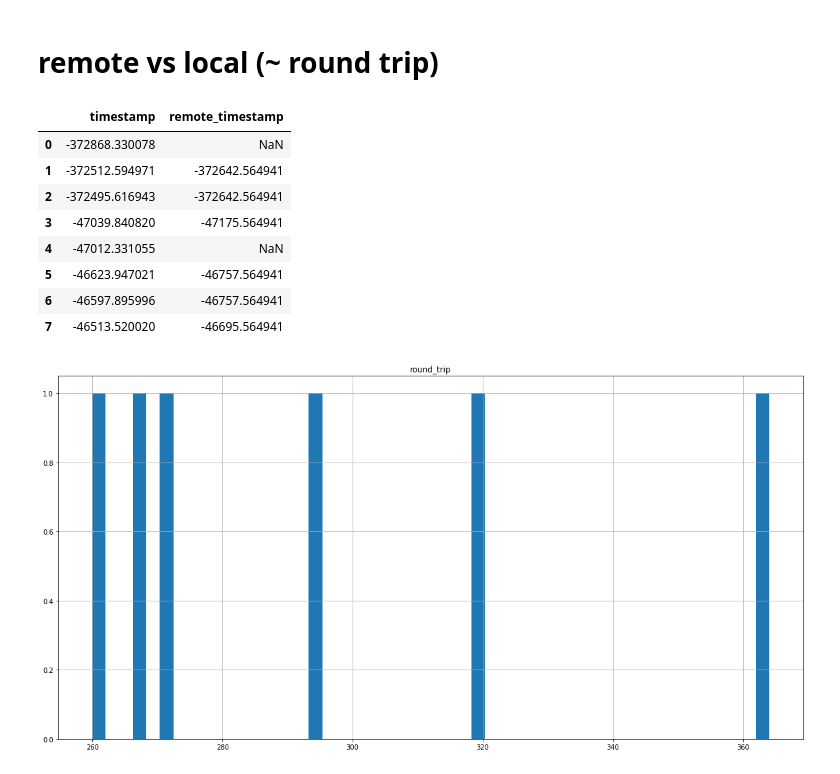
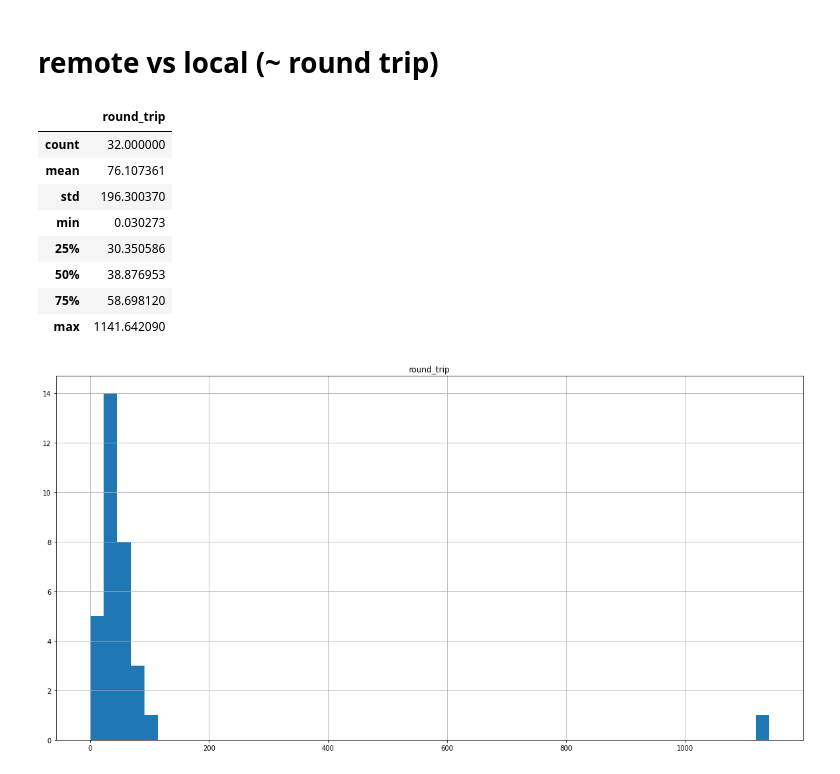
Before and after one commit to Sety-project/pylibs, a Jupyter notebook: ux/exec_logs.ipynb, the cells around one changed output. Cells and saved outputs as stored; diff of their text form; code cells hidden in the pictures.

```diff
--- a/ux/exec_logs.ipynb
+++ b/ux/exec_logs.ipynb
@@ -5,7 +5,7 @@ from copy import deepcopy
 # run only once
 from utils.MyLogger import ExecutionLogger # use 'prod' for remote after cache_tmp
 start = datetime(2022,7,10,0)#,tzinfo=timezone.utc)
-dirname = os.path.join(os.sep, 'tmp','','tradeexecutor')#,'prod')
+dirname = os.path.join(os.sep, 'tmp','prod','tradeexecutor')#,'prod')
 ExecutionLogger.batch_summarize_exec_logs(dirname=dirname,start=start,add_history_context=False,rebuild=True)
 # %% [output]
 'moved 0 logs to unreadable'
@@ -98,16 +96,16 @@ by_clientOrderId
 # %%
 round_trip = pd.DataFrame(columns=['round_trip'], data = 2*(indexed['all_order_manager']['timestamp']-indexed['all_order_manager']['remote_timestamp']))
 round_trip.hist(bins=50,figsize=(20,10))
 round_trip.describe()
-indexed['all_order_manager'][['timestamp','remote_timestamp']] - indexed['all_parameters']['timestamp'].squeeze()
+#indexed['all_order_manager'][['timestamp','remote_timestamp']] - indexed['all_parameters']['timestamp'].squeeze()
 # %% [output]
-|  | timestamp | remote_timestamp |
-| 0 | -372868.330078 | NaN |
-| 1 | -372512.594971 | -372642.564941 |
-| 2 | -372495.616943 | -372642.564941 |
-| 3 | -47039.840820 | -47175.564941 |
-| 4 | -47012.331055 | NaN |
-| 5 | -46623.947021 | -46757.564941 |
-| 6 | -46597.895996 | -46757.564941 |
-| 7 | -46513.520020 | -46695.564941 |
+|  | round_trip |
+| count | 32.000000 |
+| mean | 76.107361 |
+| std | 196.300370 |
+| min | 0.030273 |
+| 25% | 30.350586 |
+| 50% | 38.876953 |
+| 75% | 58.698120 |
+| max | 1141.642090 |
-[figure, old version]
+[figure, new version]
```
Also changed, not shown: parts of 6 cells of this notebook.
